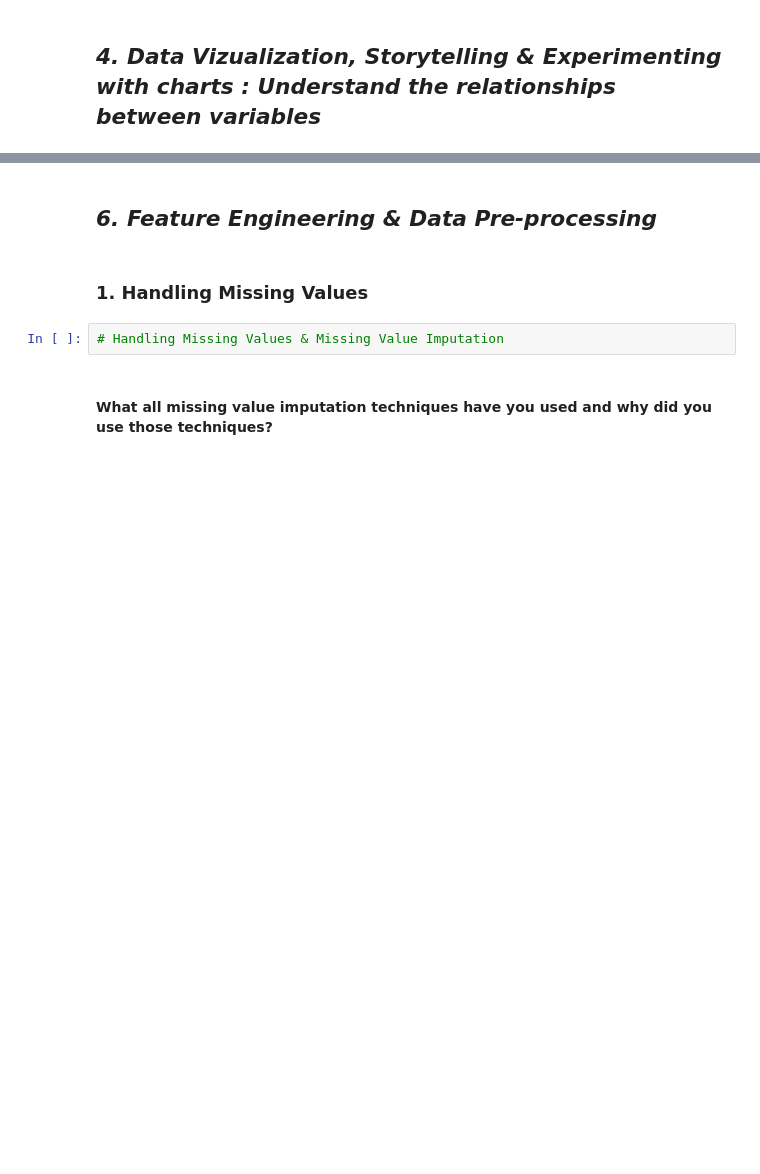
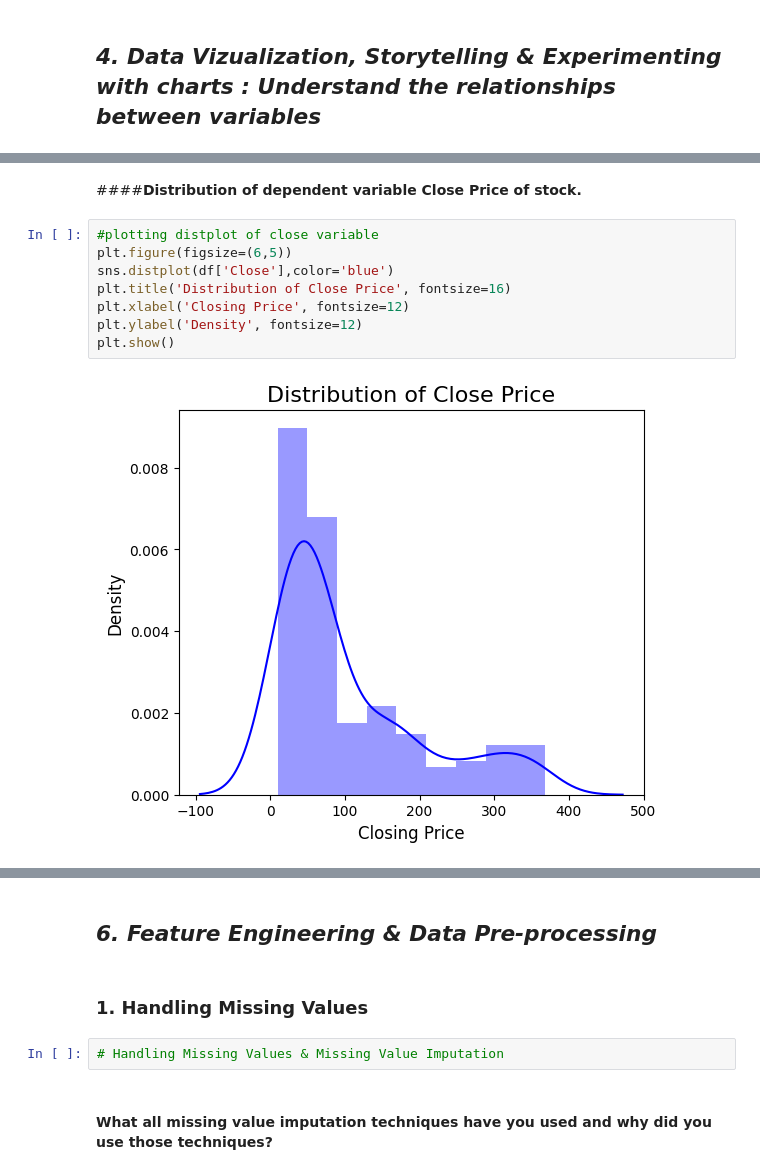
Before and after one commit to atulchune/EDA-Playstore-review-app-analysis, a Jupyter notebook: YesBank_closing_stock_price_prediction.ipynb, the cells around one changed output, grey strips where cells are left out. Drawn from its saved outputs; the diff is of its cells as text; blank space fills up the shorter version.

```diff
--- a/YesBank_closing_stock_price_prediction.ipynb
+++ b/YesBank_closing_stock_price_prediction.ipynb
@@ -577,0 +354,12 @@ Answer Here.
+# %% [markdown]
+####**Distribution of dependent variable Close Price of stock.**
+# %%
+#plotting distplot of close variable
+plt.figure(figsize=(6,5))
+sns.distplot(df['Close'],color='blue')
+plt.title('Distribution of Close Price', fontsize=16)
+plt.xlabel('Closing Price', fontsize=12)
+plt.ylabel('Density', fontsize=12)
+plt.show()
+# %% [output]
+[figure, added]
```
Also changed, not shown: parts of 181 cells of this notebook.
